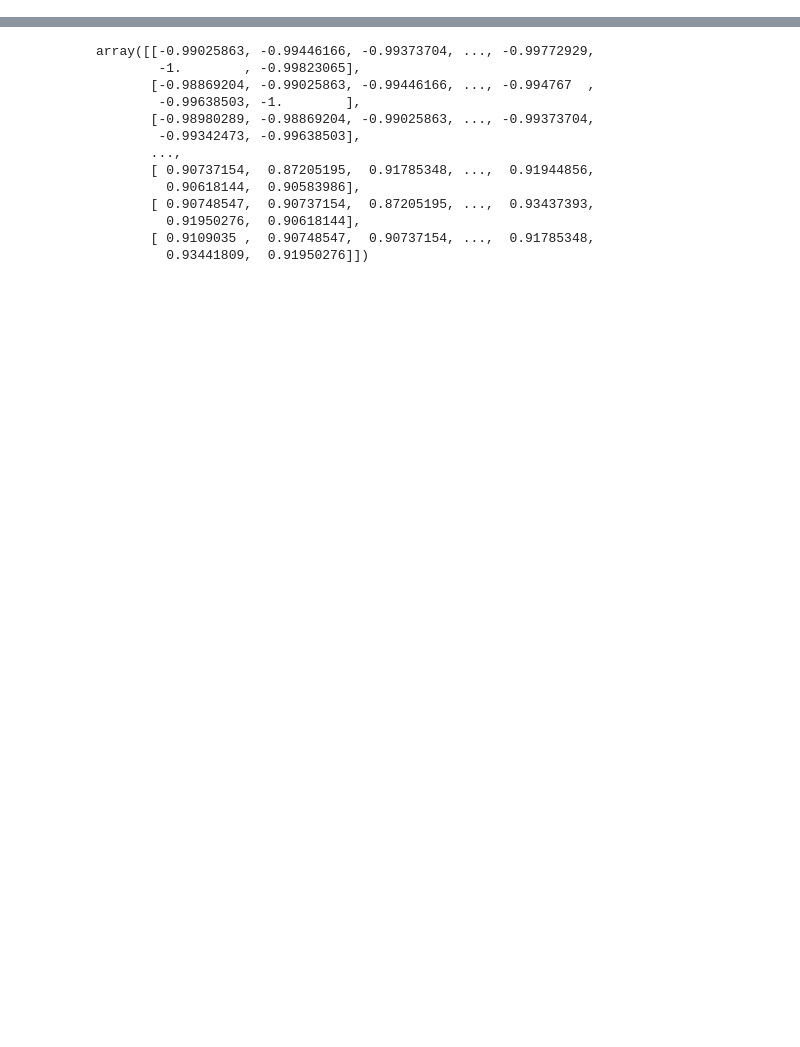
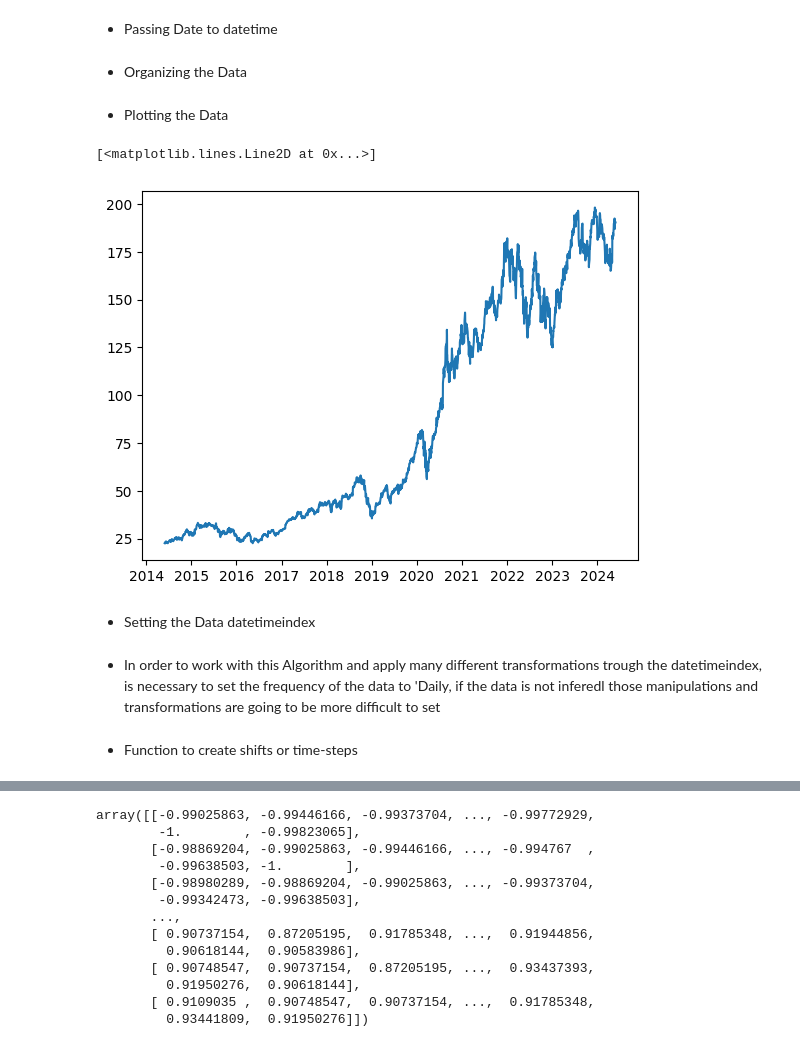
Before and after one commit to carlosgutierrezch/LSTM_Forecast, a Jupyter notebook: notebooks/LSTM_TORCH.ipynb, the cells around one changed output, grey strips where cells are left out. Drawn from its saved outputs; the diff is of its cells as text; code cells hidden in the pictures; blank space fills up the shorter version.

```diff
--- a/notebooks/LSTM_TORCH.ipynb
+++ b/notebooks/LSTM_TORCH.ipynb
@@ -6,2 +12,2 @@ import torch.nn as nn
 # %%
-df= pd.read_csv('../Downloads/apple.csv',sep=',',encoding='utf-8')
+df= pd.read_csv('../Data/apple.csv',sep=',',encoding='utf-8')
@@ -7,0 +30,2 @@ df= pd.read_csv('../Downloads/apple.csv',sep=',',encoding='utf-8')
+# %% [markdown]
+- Passing Date to datetime
@@ -7,0 +34,2 @@ df= pd.read_csv('../Downloads/apple.csv',sep=',',encoding='utf-8')
+# %% [markdown]
+- Organizing the Data
@@ -7,0 +40,9 @@ df= pd.read_csv('../Downloads/apple.csv',sep=',',encoding='utf-8')
+# %% [markdown]
+- Plotting the Data
+# %%
+plt.plot(df['Date'], df['Close/Last'])
+# %% [output]
+[<matplotlib.lines.Line2D at 0x...>]
+[figure, added]
+# %% [markdown]
+- Setting the Data datetimeindex
@@ -7,0 +51,4 @@ df= pd.read_csv('../Downloads/apple.csv',sep=',',encoding='utf-8')
+# %% [markdown]
+- In order to work with this Algorithm and apply many different transformations trough the datetimeindex, is necessary to set the frequency of the data to 'Daily, if the data is not inferedl those manipulations and transformations are going to be more difficult to set
+# %% [markdown]
+- Function to create shifts or time-steps
```
Also changed, not shown: parts of 34 cells of this notebook, 1 other file.
